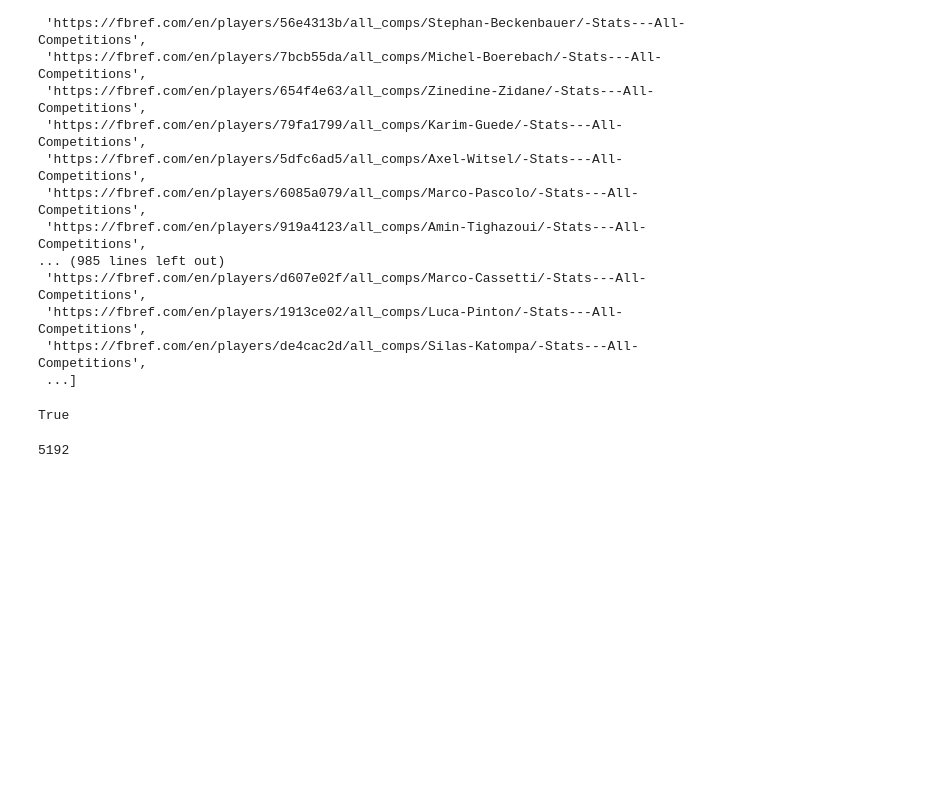
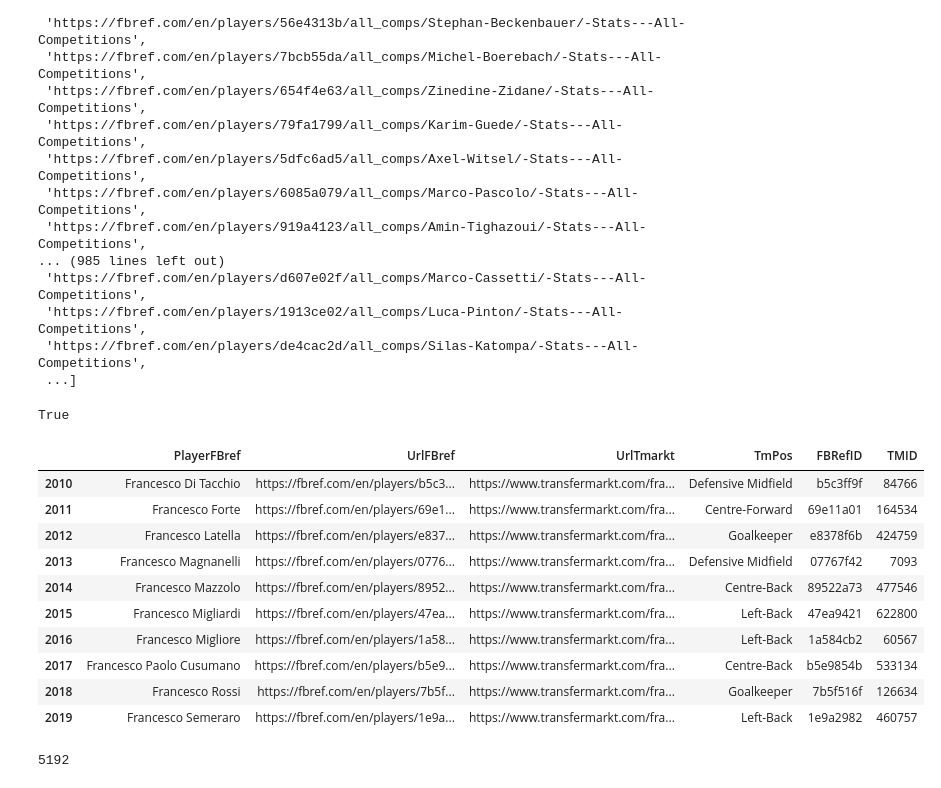
Before and after one commit to SravanRajupalem/FootballPredictions, a Jupyter notebook: 1. FBREF Extract.ipynb, the cells around one changed output. Drawn from its saved outputs; the diff is of its cells as text; code cells hidden in the pictures; blank space fills up the shorter version.

```diff
--- a/1. FBREF Extract.ipynb
+++ b/1. FBREF Extract.ipynb
@@ -278,6 +241,20 @@ player_all_competitions_df['FBRefID'] = player_all_competitions_df[0].str.split(
 fbref_to_tm_mapping = pd.read_csv('G:/.shortcut-targets-by-id/1KUGn_35OjAoOP2puz6yG-2g_8LBxvDG_/SIADS 697 - Capstone/CSV files/fbref_to_tm_mapping.csv', encoding='latin-1')
 fbref_to_tm_mapping['FBRefID'] = fbref_to_tm_mapping['UrlFBref'].str.split('/').str[5]
 fbref_to_tm_mapping['TMID'] = fbref_to_tm_mapping['UrlTmarkt'].str.split('/').str[6]
+# %%
+fbref_to_tm_mapping
+# %% [output]
+|  | PlayerFBref | UrlFBref | UrlTmarkt | TmPos | FBRefID | TMID |
+| 2010 | Francesco Di Tacchio | https://fbref.com/en/players/b5c3... | https://www.transfermarkt.com/fra... | Defensive Midfield | b5c3ff9f | 84766 |
+| 2011 | Francesco Forte | https://fbref.com/en/players/69e1... | https://www.transfermarkt.com/fra... | Centre-Forward | 69e11a01 | 164534 |
+| 2012 | Francesco Latella | https://fbref.com/en/players/e837... | https://www.transfermarkt.com/fra... | Goalkeeper | e8378f6b | 424759 |
+| 2013 | Francesco Magnanelli | https://fbref.com/en/players/0776... | https://www.transfermarkt.com/fra... | Defensive Midfield | 07767f42 | 7093 |
+| 2014 | Francesco Mazzolo | https://fbref.com/en/players/8952... | https://www.transfermarkt.com/fra... | Centre-Back | 89522a73 | 477546 |
+| 2015 | Francesco Migliardi | https://fbref.com/en/players/47ea... | https://www.transfermarkt.com/fra... | Left-Back | 47ea9421 | 622800 |
+| 2016 | Francesco Migliore | https://fbref.com/en/players/1a58... | https://www.transfermarkt.com/fra... | Left-Back | 1a584cb2 | 60567 |
+| 2017 | Francesco Paolo Cusumano | https://fbref.com/en/players/b5e9... | https://www.transfermarkt.com/fra... | Centre-Back | b5e9854b | 533134 |
+| 2018 | Francesco Rossi | https://fbref.com/en/players/7b5f... | https://www.transfermarkt.com/fra... | Goalkeeper | 7b5f516f | 126634 |
+| 2019 | Francesco Semeraro | https://fbref.com/en/players/1e9a... | https://www.transfermarkt.com/fra... | Left-Back | 1e9a2982 | 460757 |
 # %%
 player_all_competitions_filtered = player_all_competitions_df.merge(fbref_to_tm_mapping, left_on='FBRefID', right_on='FBRefID', how='inner')
 # %%
```
Also changed, not shown: parts of 5 cells of this notebook, 1 other file.
